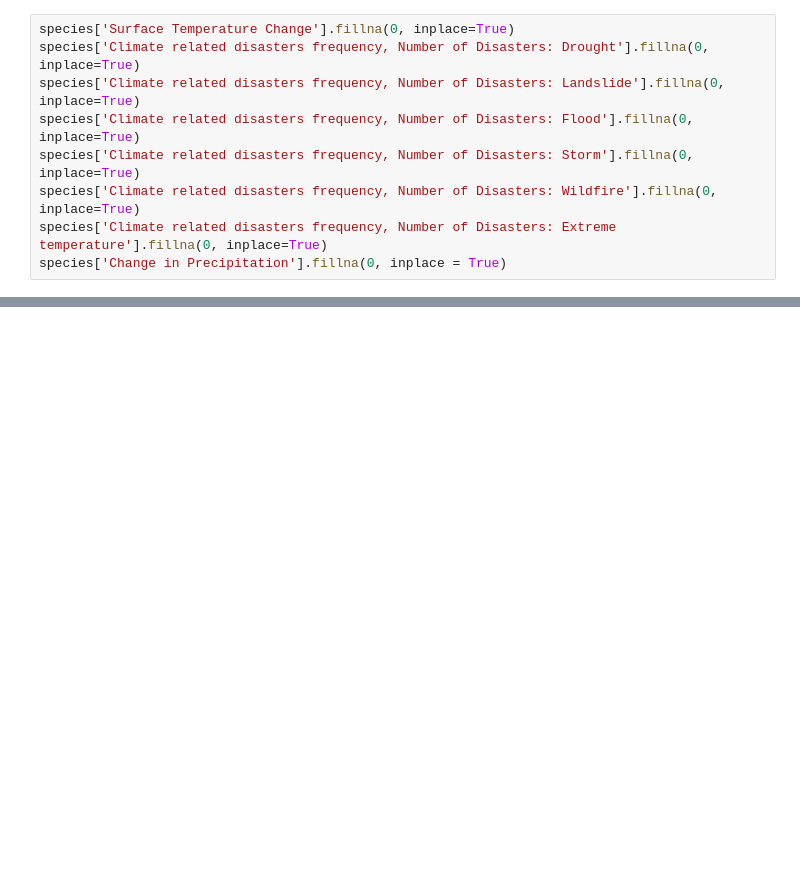
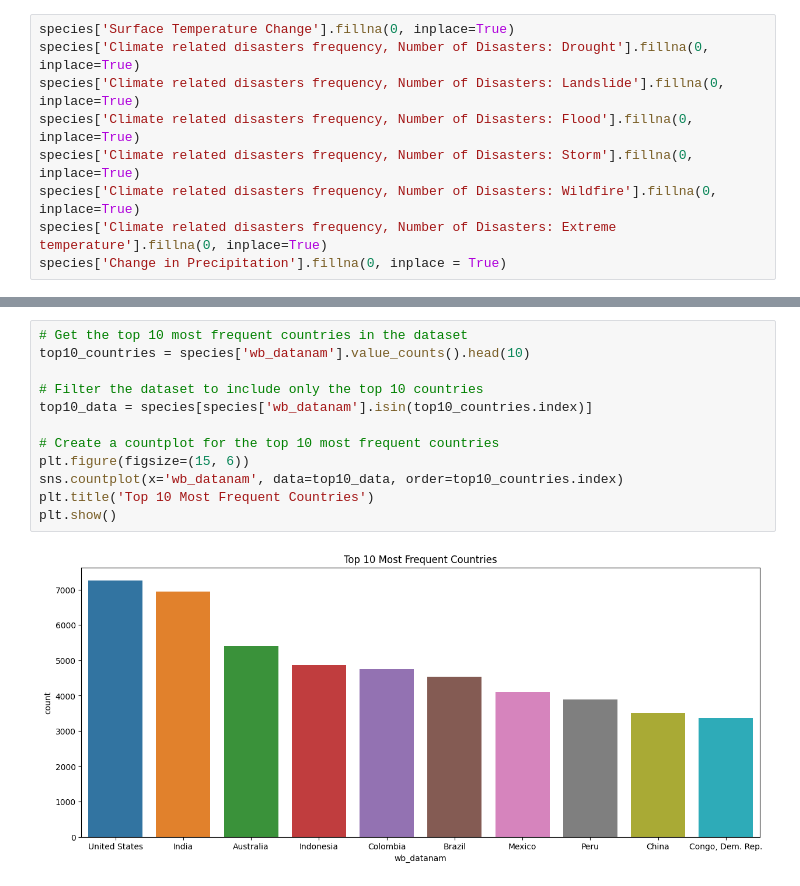
Before and after one commit to jbbjr/save-the-frogs, a Jupyter notebook: BA810_CBSJ.ipynb, the cells around one changed output, grey strips where cells are left out. Drawn from its saved outputs; the diff is of its cells as text; blank space fills up the shorter version.

```diff
--- a/BA810_CBSJ.ipynb
+++ b/BA810_CBSJ.ipynb
@@ -76,0 +90,14 @@ memory usage: 43.9+ MB
+# %%
+# Get the top 10 most frequent countries in the dataset
+top10_countries = species['wb_datanam'].value_counts().head(10)
+
+# Filter the dataset to include only the top 10 countries
+top10_data = species[species['wb_datanam'].isin(top10_countries.index)]
+
+# Create a countplot for the top 10 most frequent countries
+plt.figure(figsize=(15, 6))
+sns.countplot(x='wb_datanam', data=top10_data, order=top10_countries.index)
+plt.title('Top 10 Most Frequent Countries')
+plt.show()
+# %% [output]
+[figure, added]
```
Also changed, not shown: parts of 8 cells of this notebook.
